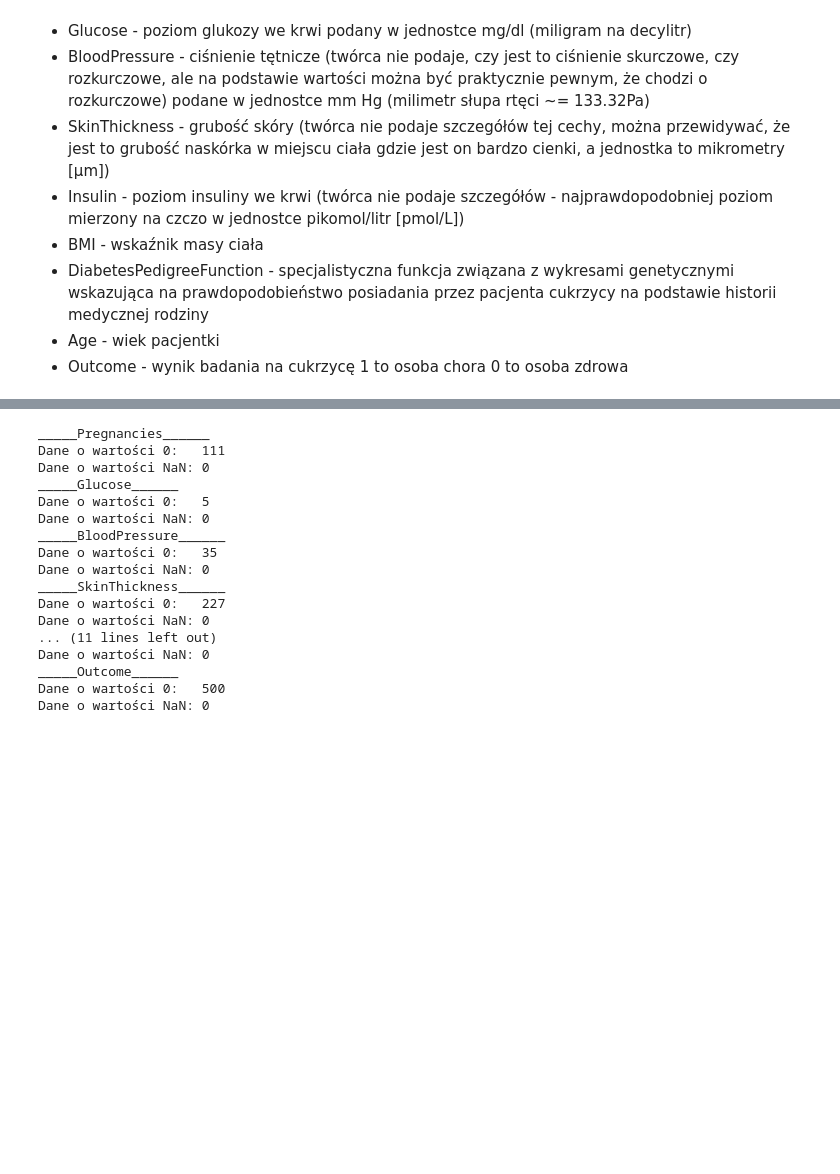
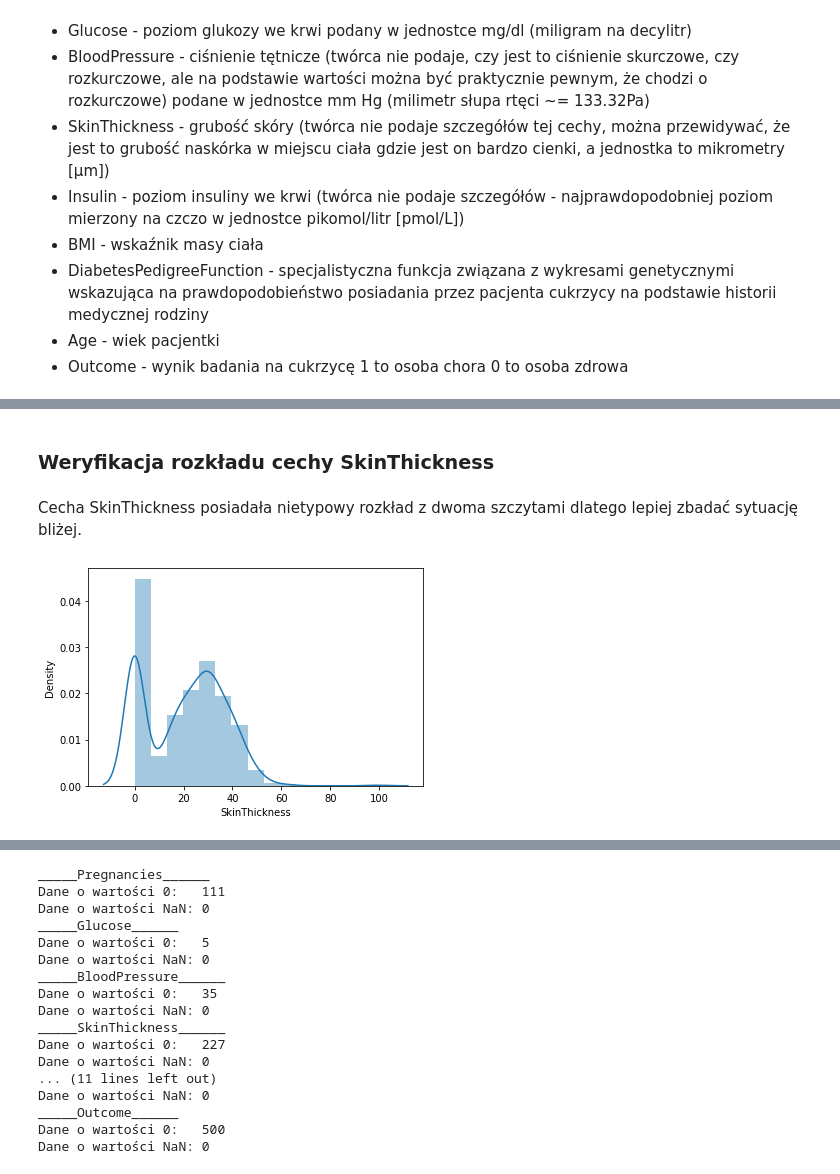
Before and after one commit to isso1550/analiza23_medycyna, a Jupyter notebook: Analiza_zbioru.ipynb, the cells around one changed output, grey strips where cells are left out. Drawn from its saved outputs; the diff is of its cells as text; code cells hidden in the pictures; blank space fills up the shorter version.

```diff
--- a/Analiza_zbioru.ipynb
+++ b/Analiza_zbioru.ipynb
@@ -69,0 +139,10 @@ sns.heatmap(data.corr(), annot=True)
+# %% [markdown]
+### Weryfikacja rozkładu cechy SkinThickness
+# %% [markdown]
+Cecha SkinThickness posiadała nietypowy rozkład z dwoma szczytami dlatego lepiej zbadać sytuację bliżej.
+# %%
+plt.figure()
+sns.distplot(data.SkinThickness)
+plt.show()
+# %% [output]
+[figure, added]
```
Also changed, not shown: parts of 24 cells of this notebook.
